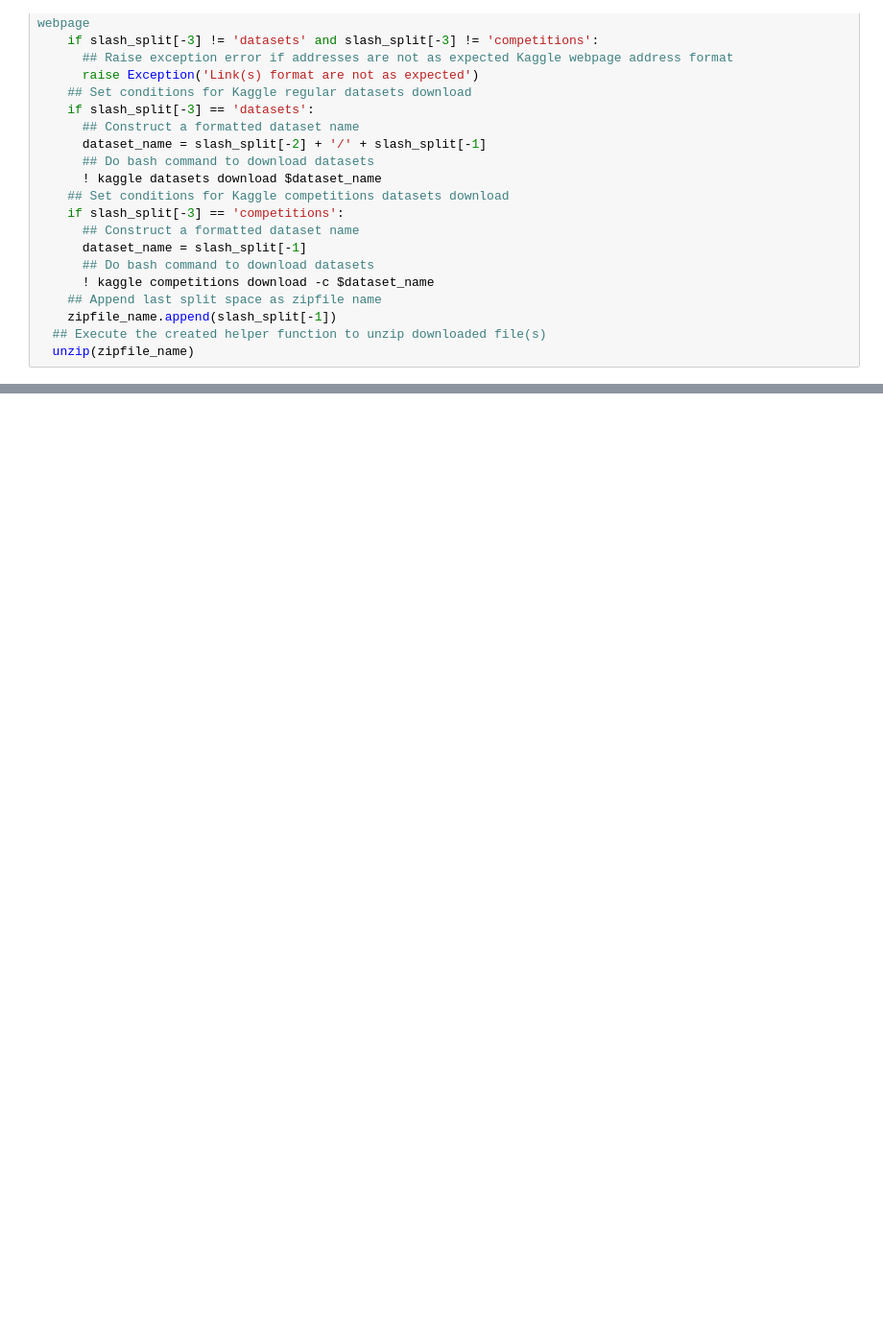
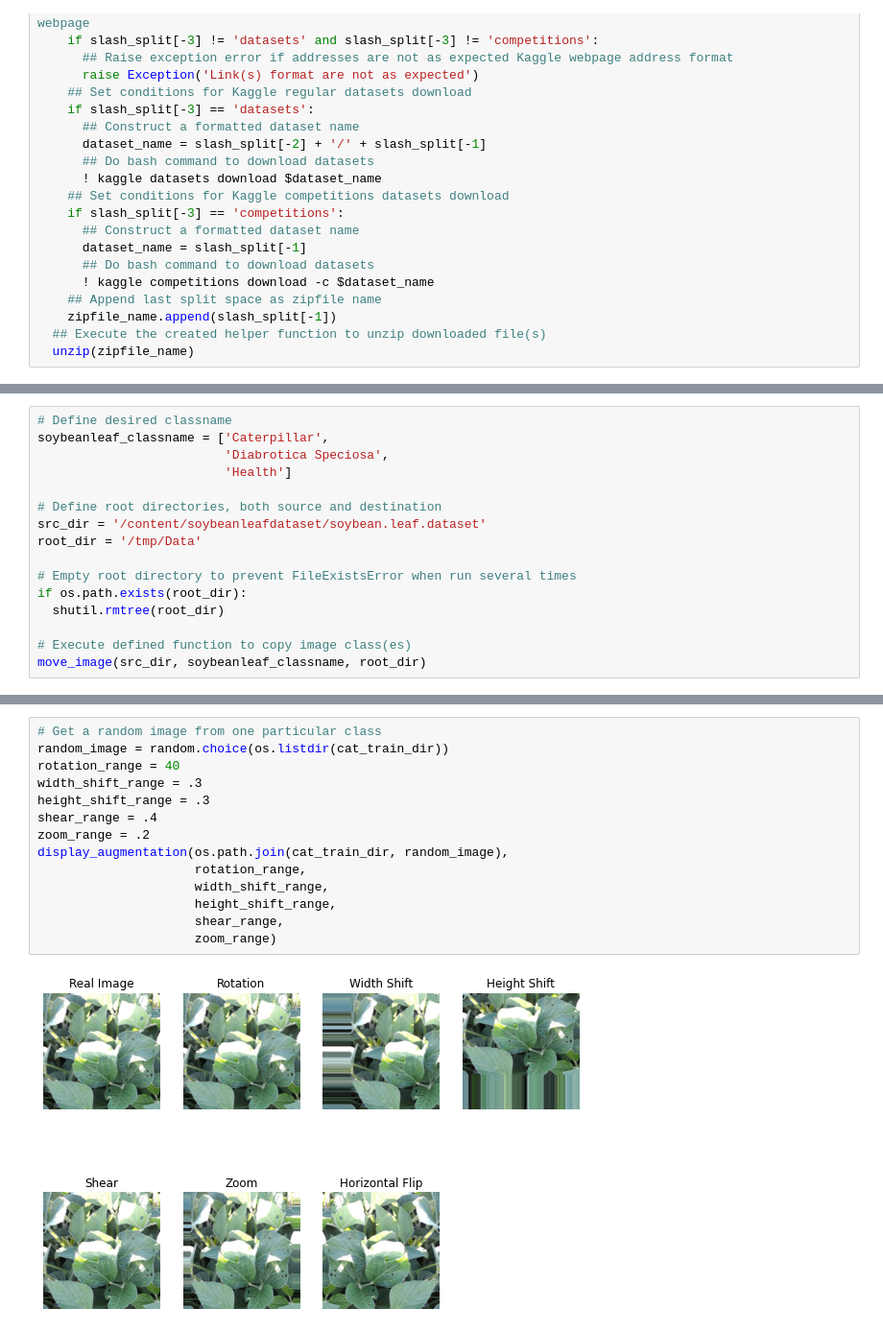
Before and after one commit to farmer-nusantara/farmer-nusantara-machine-learning, a Jupyter notebook: Soy_Bean_Model.ipynb, the cells around one changed output, grey strips where cells are left out. Shown at 96% size. Saved outputs shown, nothing was run; the diff lists cells and outputs as text; blank space fills up the shorter version.

```diff
--- a/Soy_Bean_Model.ipynb
+++ b/Soy_Bean_Model.ipynb
@@ -105,0 +144,16 @@ Downloading bean-leaf-dataset.zip to /content
+# %%
+# Define desired classname
+soybeanleaf_classname = ['Caterpillar',
+                         'Diabrotica Speciosa',
+                         'Health']
+
+# Define root directories, both source and destination
+src_dir = '/content/soybeanleafdataset/soybean.leaf.dataset'
+root_dir = '/tmp/Data'
+
+# Empty root directory to prevent FileExistsError when run several times
+if os.path.exists(root_dir):
+  shutil.rmtree(root_dir)
+
+# Execute defined function to copy image class(es)
+move_image(src_dir, soybeanleaf_classname, root_dir)
@@ -105,0 +384,16 @@ Downloading bean-leaf-dataset.zip to /content
+# %%
+# Get a random image from one particular class
+random_image = random.choice(os.listdir(cat_train_dir))
+rotation_range = 40
+width_shift_range = .3
+height_shift_range = .3
+shear_range = .4
+zoom_range = .2
+display_augmentation(os.path.join(cat_train_dir, random_image),
+                     rotation_range,
+                     width_shift_range,
+                     height_shift_range,
+                     shear_range,
+                     zoom_range)
+# %% [output]
+[figure, added]
```
Also changed, not shown: parts of 20 cells of this notebook.
